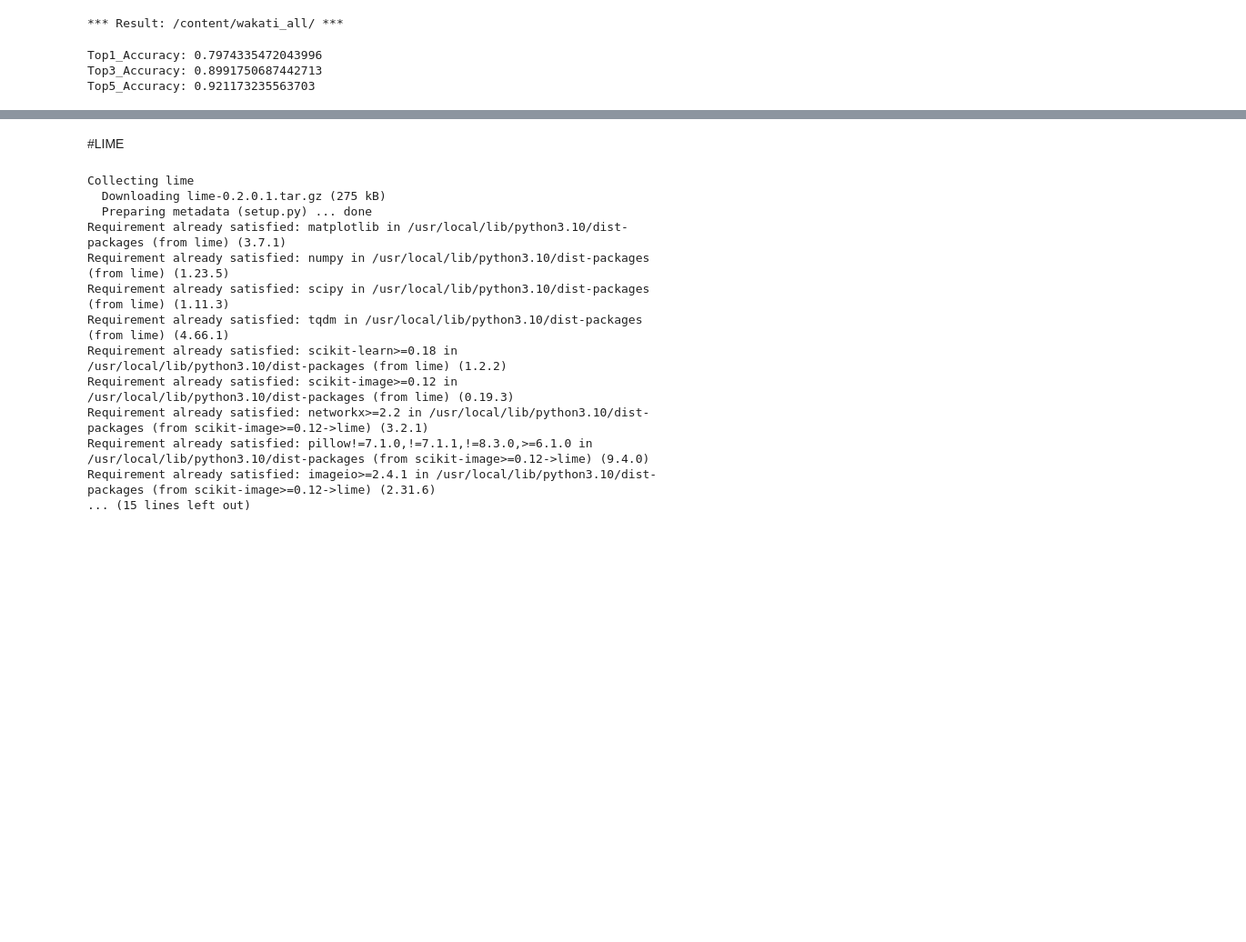
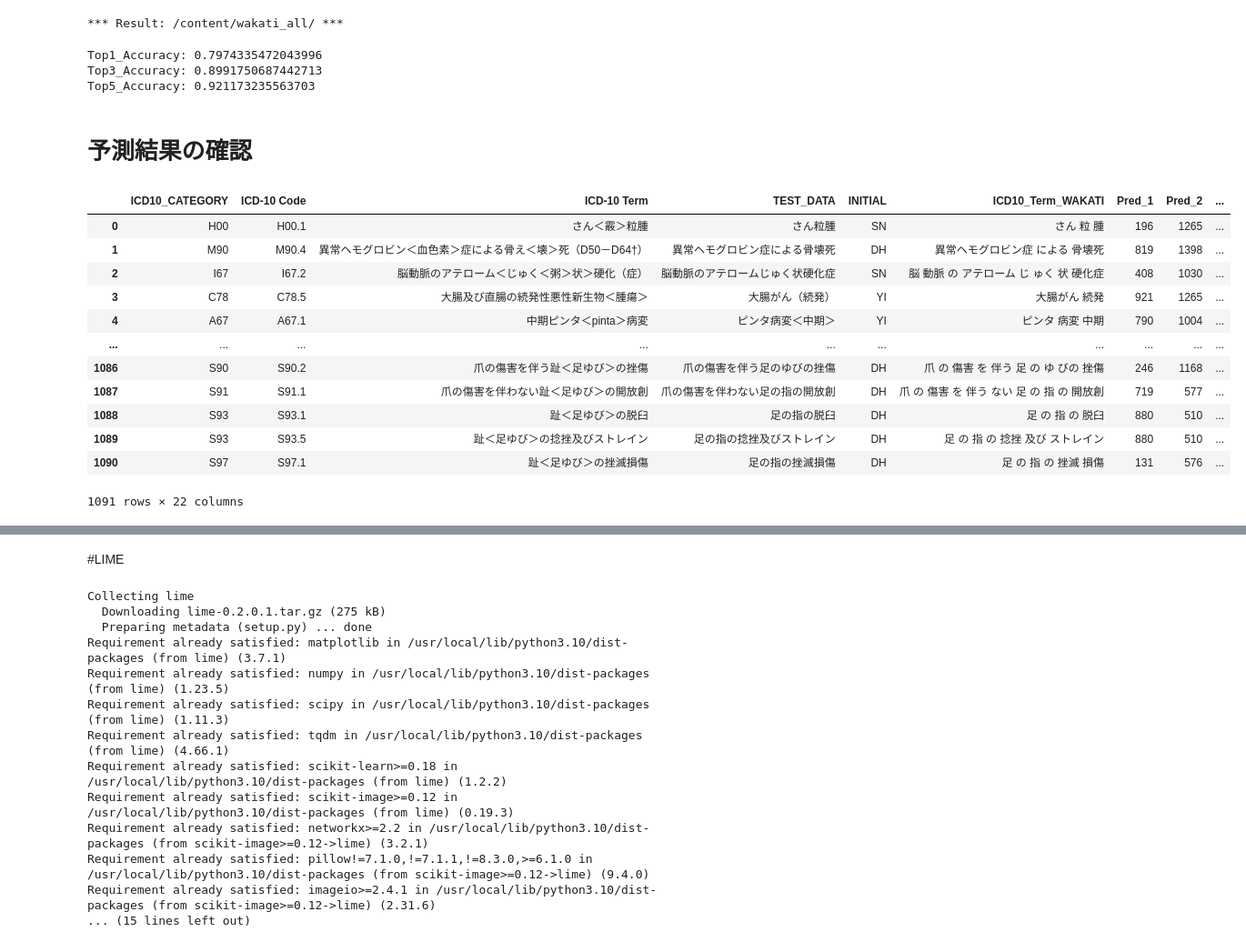
Before and after one commit to Takumi173/2023Test, a Jupyter notebook: Coding_3_PredictWithCreatedModel.ipynb, the cells around one changed output, grey strips where cells are left out. Shown at 91% size. Drawn from its saved outputs; the diff is of its cells as text; code cells hidden in the pictures; blank space fills up the shorter version.

```diff
--- a/Coding_3_PredictWithCreatedModel.ipynb
+++ b/Coding_3_PredictWithCreatedModel.ipynb
@@ -262,3 +270,30 @@ for model in tqdm(models):
 Top1_Accuracy: 0.7974335472043996
 Top3_Accuracy: 0.8991750687442713
 Top5_Accuracy: 0.921173235563703
+# %% [markdown]
+# 予測結果の確認
+# %%
+result = pd.read_table(result_path + 'predicted_test_data.tsv')
+
+def chk_predict (row):
+  if row['ICD10_CATEGORY'] in (row["Pred_1_Label"], row["Pred_2_Label"], row["Pred_3_Label"], row["Pred_4_Label"], row["Pred_5_Label"]):
+    return 1
+  else:
+    return 0
+
+result['TF'] =result.apply(chk_predict, axis=1)
+result
+# %% [output]
+|  | ICD10_CATEGORY | ICD-10 Code | ICD-10 Term | TEST_DATA | INITIAL | ICD10_Term_WAKATI | Pred_1 | Pred_2 | ... |
+| 0 | H00 | H00.1 | さん＜霰＞粒腫 | さん粒腫 | SN | さん 粒 腫 | 196 | 1265 | ... |
+| 1 | M90 | M90.4 | 異常ヘモグロビン＜血色素＞症による骨え＜壊＞死（D50－D64†） | 異常ヘモグロビン症による骨壊死 | DH | 異常ヘモグロビン症 による 骨壊死 | 819 | 1398 | ... |
+| 2 | I67 | I67.2 | 脳動脈のアテローム＜じゅく＜粥＞状＞硬化（症） | 脳動脈のアテロームじゅく状硬化症 | SN | 脳 動脈 の アテローム じ ゅく 状 硬化症 | 408 | 1030 | ... |
+| 3 | C78 | C78.5 | 大腸及び直腸の続発性悪性新生物＜腫瘍＞ | 大腸がん（続発） | YI | 大腸がん 続発 | 921 | 1265 | ... |
+| 4 | A67 | A67.1 | 中期ピンタ＜pinta＞病変 | ピンタ病変＜中期＞ | YI | ピンタ 病変 中期 | 790 | 1004 | ... |
+| ... | ... | ... | ... | ... | ... | ... | ... | ... | ... |
+| 1086 | S90 | S90.2 | 爪の傷害を伴う趾＜足ゆび＞の挫傷 | 爪の傷害を伴う足のゆびの挫傷 | DH | 爪 の 傷害 を 伴う 足 の ゆ びの 挫傷 | 246 | 1168 | ... |
+| 1087 | S91 | S91.1 | 爪の傷害を伴わない趾＜足ゆび＞の開放創 | 爪の傷害を伴わない足の指の開放創 | DH | 爪 の 傷害 を 伴う ない 足 の 指 の 開放創 | 719 | 577 | ... |
+| 1088 | S93 | S93.1 | 趾＜足ゆび＞の脱臼 | 足の指の脱臼 | DH | 足 の 指 の 脱臼 | 880 | 510 | ... |
+| 1089 | S93 | S93.5 | 趾＜足ゆび＞の捻挫及びストレイン | 足の指の捻挫及びストレイン | DH | 足 の 指 の 捻挫 及び ストレイン | 880 | 510 | ... |
+| 1090 | S97 | S97.1 | 趾＜足ゆび＞の挫滅損傷 | 足の指の挫滅損傷 | DH | 足 の 指 の 挫滅 損傷 | 131 | 576 | ... |
+1091 rows × 22 columns
```
Also changed, not shown: parts of 9 cells of this notebook.
